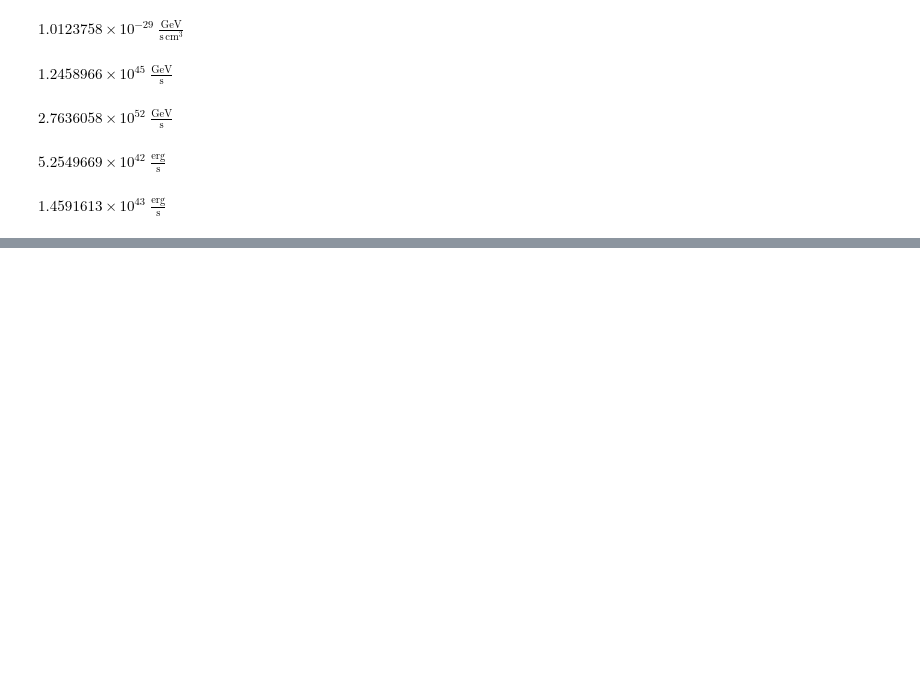
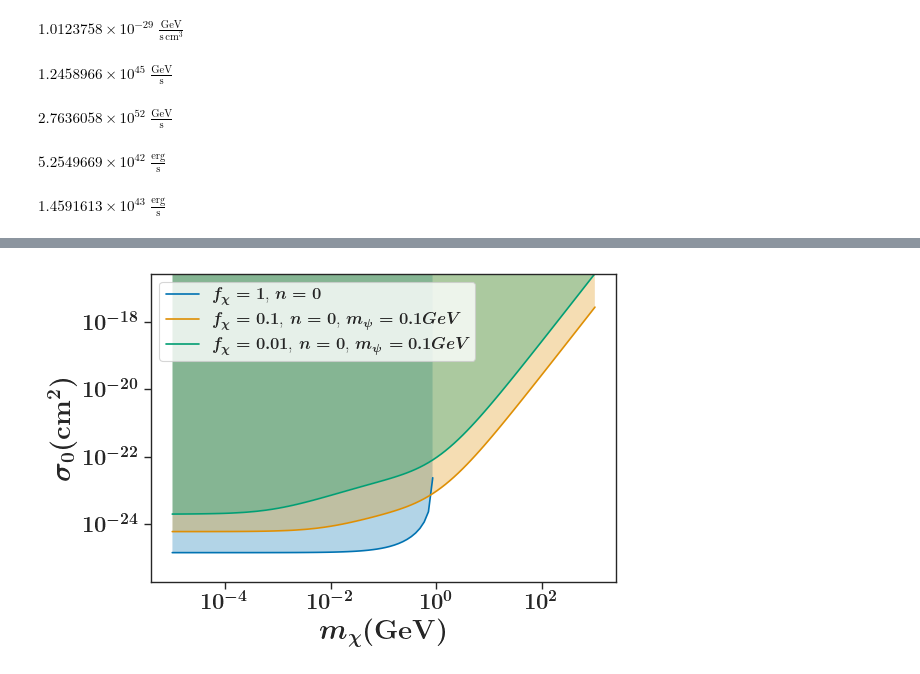
Before and after one commit to eleanorstuart/thermo-idm, a Jupyter notebook: bremsstrahlung.ipynb, the cells around one changed output, grey strips where cells are left out. Cells and saved outputs as stored; diff of their text form; code cells hidden in the pictures; blank space fills up the shorter version.

```diff
--- a/bremsstrahlung.ipynb
+++ b/bremsstrahlung.ipynb
@@ -90,0 +91,4 @@ $[1.4218775 \times 10^{-25},~1.421887 \times 10^{-25},~1.4218985 \times 10^{-25}
+# %%
+cluster.plot_sigma0_vs_m_chi(f_chi=[1, 0.1, 0.01], region=True)
+# %% [output]
+[figure, added]
```
Also changed, not shown: parts of 4 cells of this notebook, 2 other files.
